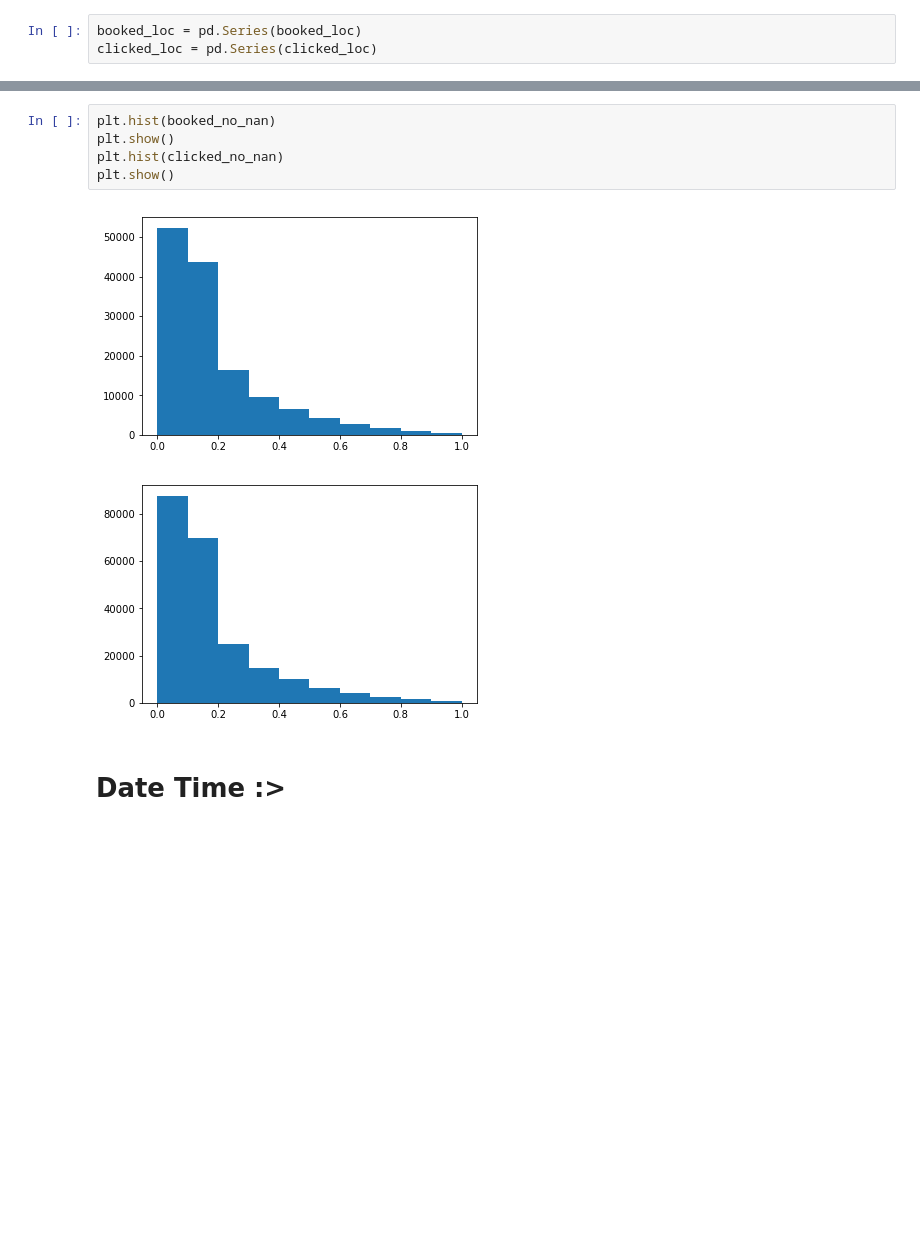
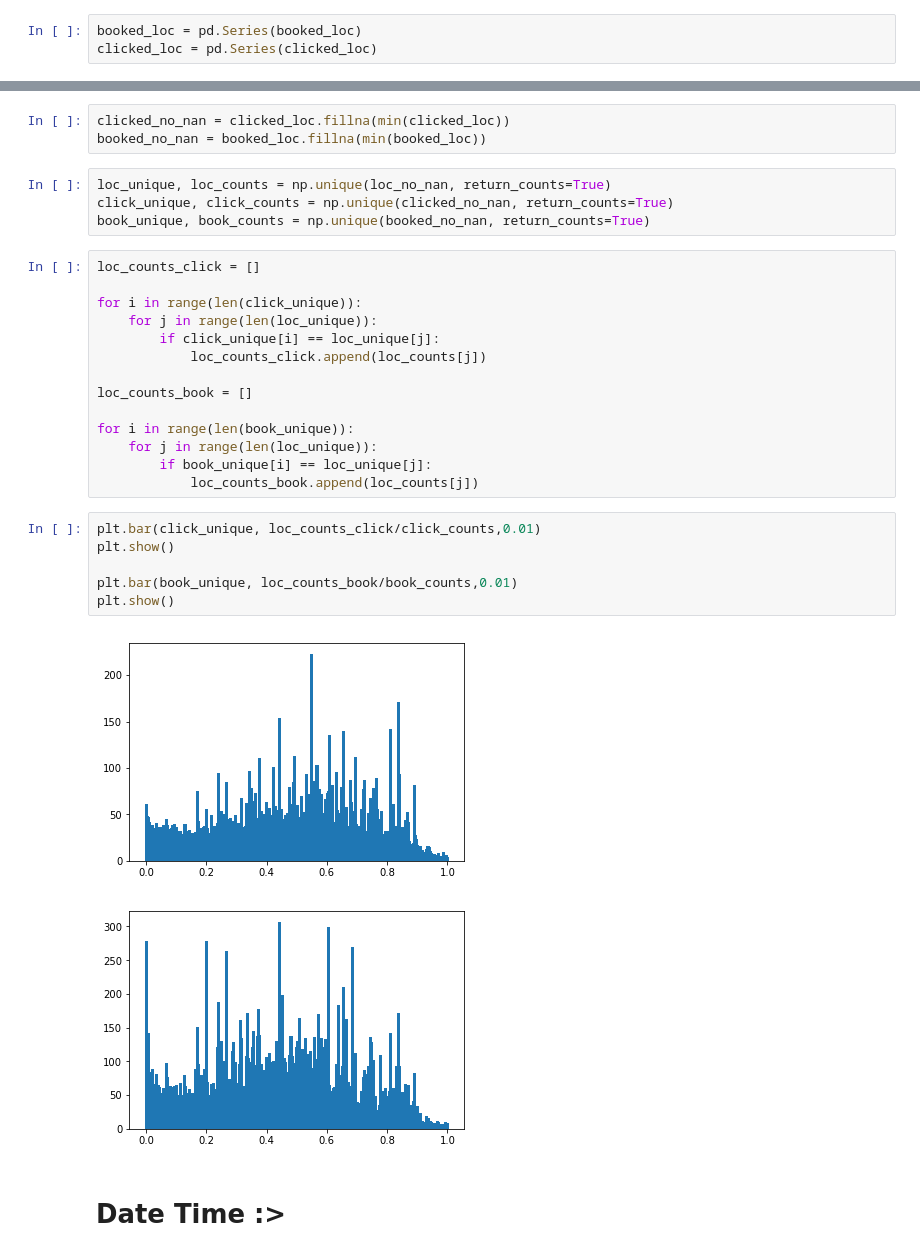
Before and after one commit to popoiopo/dataMining, a Jupyter notebook: Data exploration Julia.ipynb, the cells around one changed output, grey strips where cells are left out. Drawn from its saved outputs; the diff is of its cells as text; blank space fills up the shorter version.

```diff
--- a/Data exploration Julia.ipynb
+++ b/Data exploration Julia.ipynb
@@ -95,11 +79,33 @@ plt.show()
-# %%
-plt.hist(booked_no_nan)
-plt.show()
-plt.hist(clicked_no_nan)
-plt.show()
-# %% [output]
-[figure, removed]
-[figure, removed]
+# %%
+clicked_no_nan = clicked_loc.fillna(min(clicked_loc))
+booked_no_nan = booked_loc.fillna(min(booked_loc))
+# %%
+loc_unique, loc_counts = np.unique(loc_no_nan, return_counts=True)
+click_unique, click_counts = np.unique(clicked_no_nan, return_counts=True)
+book_unique, book_counts = np.unique(booked_no_nan, return_counts=True)
+# %%
+loc_counts_click = []
+
+for i in range(len(click_unique)):
+    for j in range(len(loc_unique)):
+        if click_unique[i] == loc_unique[j]:
+            loc_counts_click.append(loc_counts[j])
+
+loc_counts_book = []
+
+for i in range(len(book_unique)):
+    for j in range(len(loc_unique)):
+        if book_unique[i] == loc_unique[j]:
+            loc_counts_book.append(loc_counts[j])
+# %%
+plt.bar(click_unique, loc_counts_click/click_counts,0.01)
+plt.show()
+
+plt.bar(book_unique, loc_counts_book/book_counts,0.01)
+plt.show()
+# %% [output]
+[figure, added]
+[figure, added]
 # %% [markdown]
 # Date Time :>
 # %%
```
Also changed, not shown: parts of 20 cells of this notebook.
